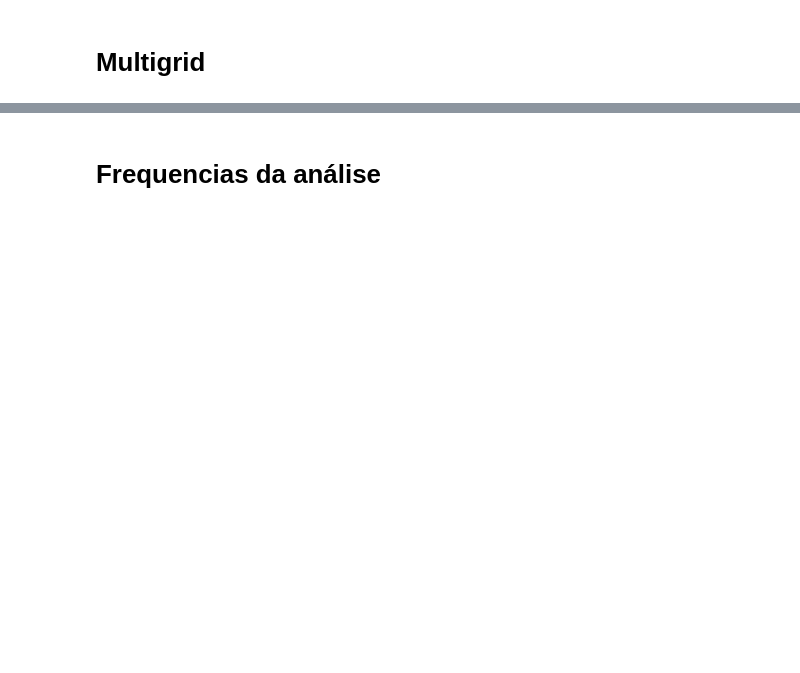
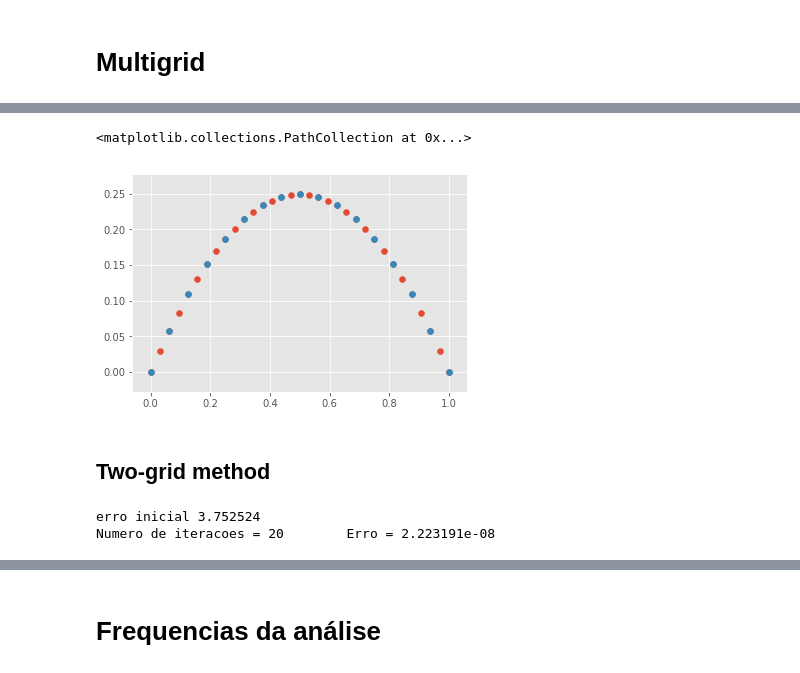
Before and after one commit to mtsodf/estudo_fem, a Jupyter notebook: multigrid/GaussSeidel.ipynb, the cells around one changed output, grey strips where cells are left out. Drawn from its saved outputs; the diff is of its cells as text; code cells hidden in the pictures; blank space fills up the shorter version.

```diff
--- a/multigrid/GaussSeidel.ipynb
+++ b/multigrid/GaussSeidel.ipynb
@@ -96,0 +144,22 @@ def R(u):
+# %%
+def P(ubarra):
+    u = np.zeros(2*(len(ubarra)-1) + 1)
+    for i in xrange(len(u)):
+        if i%2 == 0:
+            u[i] = ubarra[i/2]
+        else:
+            u[i] = 0.5*(ubarra[i/2] + ubarra[i/2+1])
+
+    return u
+# %%
+u = P(ubarra)
+x = np.linspace(0.0, 1.0, num=len(u), endpoint=True)
+xbarra = np.linspace(0.0, 1.0, num=len(ubarra), endpoint=True)
+
+plt.scatter(x, u)
+plt.scatter(xbarra, ubarra)
+# %% [output]
+<matplotlib.collections.PathCollection at 0x...>
+[figure, added]
+# %% [markdown]
+## Two-grid method
@@ -97 +189,47 @@ def R(u):
+# %%
+u = np.copy(u0)
+r = np.zeros(len(u))
+Ah = operador(N)
+A2h = operador(prox_tamanho(N))
+
+
+erro = np.linalg.norm(u-sol_vec)
+
+print "erro inicial %f" % erro
+iteracoes = 0
+
+cont_l1 = 0
+cont_l2 = 0
+
+while erro > 1e-6 and cont_l1 < 20000:
+
+
+    for i in range(v1):
+        GS(u, f)
+
+    residuo(u, f_vec, r)
+
+    r[1:-1] = f_vec[1:-1] - np.dot(Ah, u[1:-1])
+
+    rbarra = R(r)
+    ebarra = np.zeros(len(rbarra))
+
+    ebarra[1:-1] = np.linalg.solve(A2h, rbarra[1:-1])
+
+    u = u + P(ebarra)
+
+    for i in range(v2):
+        GS(u, f)
+
+    erro = np.linalg.norm(u-sol_vec)
+
+    cont_l1 += 1
+
+iteracoes = cont_l1*(v1 + v2)
+
+print "Numero de iteracoes = %d\tErro = %e" % (iteracoes, erro)
+resultados["Two Grid"] = (iteracoes, erro)
+# %% [output]
+erro inicial 3.752524
+Numero de iteracoes = 20        Erro = 2.223191e-08
 # %%
```
Also changed, not shown: parts of 31 cells of this notebook.
